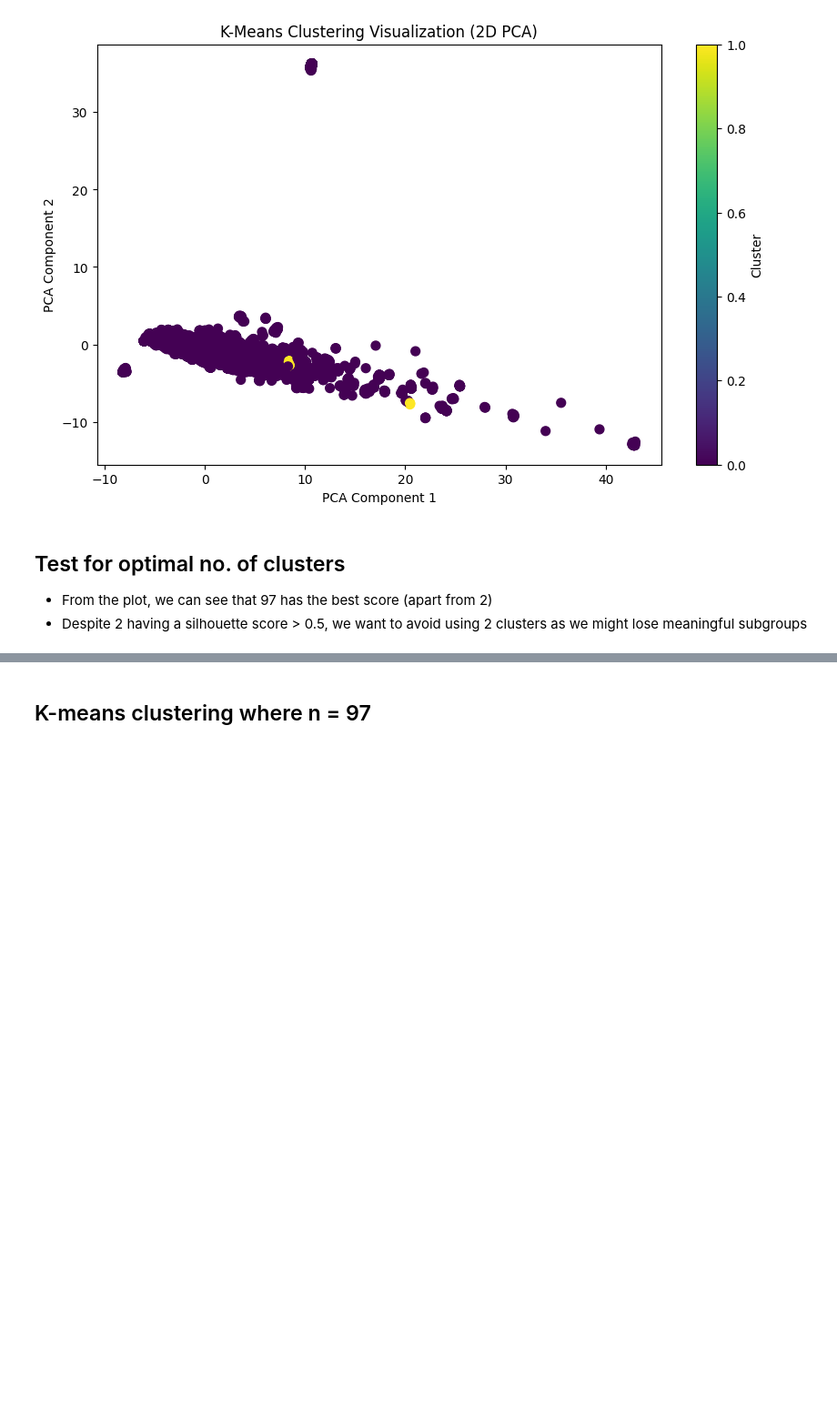
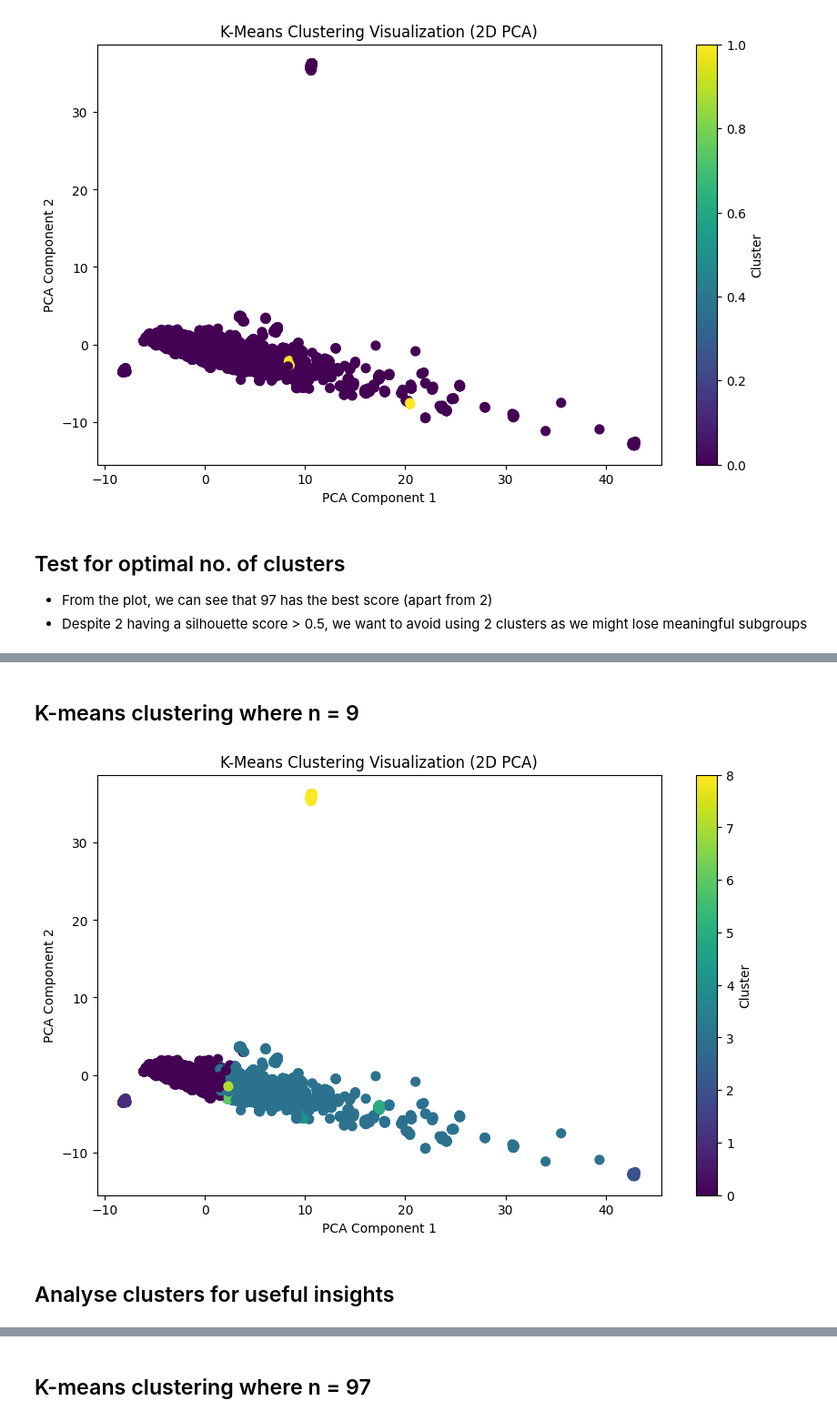
Before and after one commit to Nat-Han1999/BT4012fake_job_posting, a Jupyter notebook: model_training/k-means-cluster.ipynb, the cells around one changed output, grey strips where cells are left out. Shown at 91% size. Drawn from its saved outputs; the diff is of its cells as text; code cells hidden in the pictures; blank space fills up the shorter version.

Commit message:
updates to dc2 and k-means

```diff
--- a/model_training/k-means-cluster.ipynb
+++ b/model_training/k-means-cluster.ipynb
@@ -100,0 +126,26 @@ Optimal number of clusters (k): 97
+# %% [markdown]
+## K-means clustering where n = 9
+# %%
+# Apply K-means clustering on PCA-reduced data
+kmeans = KMeans(n_clusters=9, random_state=42)  # Adjust the number of clusters as needed
+kmeans.fit(reduced_data)
+
+# Assign cluster labels to the original dataset
+df['cluster'] = kmeans.labels_
+# %%
+# Reduce to 2 dimensions for visualization
+pca_2d = PCA(n_components=2, random_state=42)
+reduced_data_2d = pca_2d.fit_transform(scaled_data)
+
+# Plot the clusters
+plt.figure(figsize=(10, 6))
+plt.scatter(reduced_data_2d[:, 0], reduced_data_2d[:, 1], c=kmeans.labels_, cmap='viridis', s=50)
+plt.title("K-Means Clustering Visualization (2D PCA)")
+plt.xlabel("PCA Component 1")
+plt.ylabel("PCA Component 2")
+plt.colorbar(label="Cluster")
+plt.show()
+# %% [output]
+[figure, added]
+# %% [markdown]
+## Analyse clusters for useful insights
```
Also changed, not shown: parts of 5 cells of this notebook, 1 other file.
